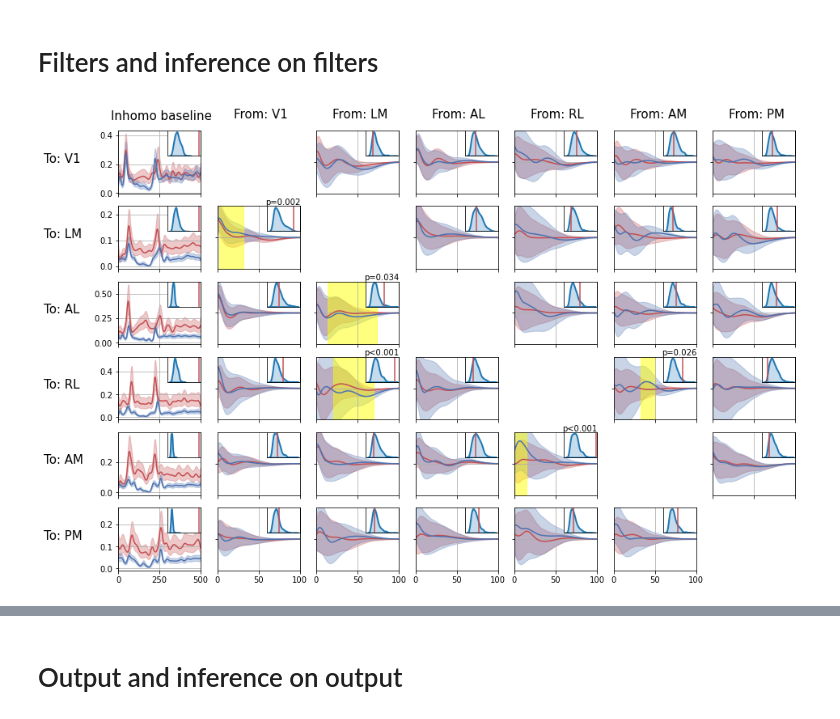
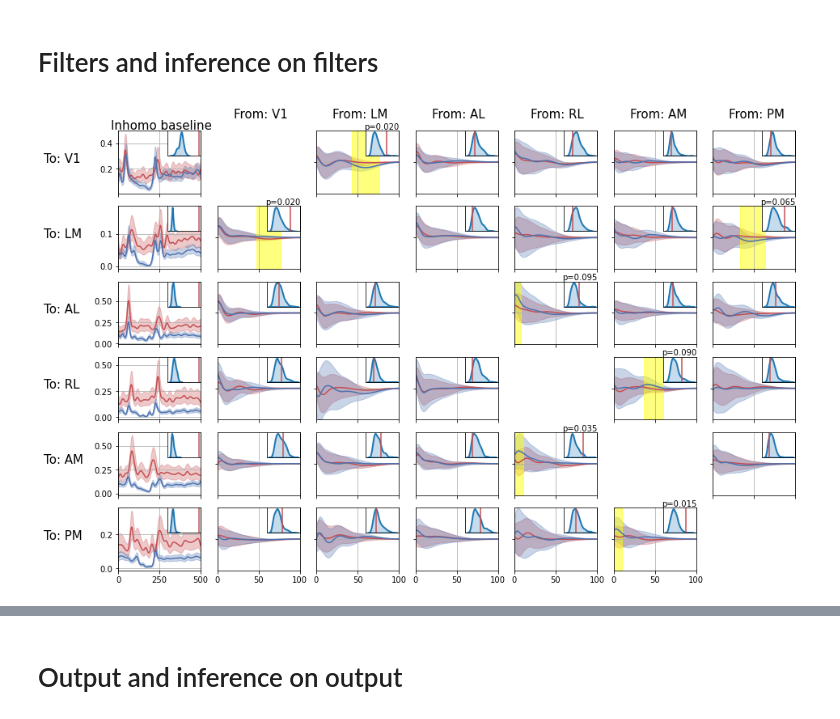
Before and after one commit to Qi-Xin/MultiNeuronGLM, a Jupyter notebook: 2022 Oct version all conditions time-warping nonlinear history.ipynb, the cells around one changed output, grey strips where cells are left out. Saved outputs shown, nothing was run; the diff lists cells and outputs as text; code cells hidden in the pictures.

```diff
--- a/2022 Oct version all conditions time-warping nonlinear history.ipynb
+++ b/2022 Oct version all conditions time-warping nonlinear history.ipynb
@@ -1120,12 +1123,16 @@ for i, target_probe in tqdm(enumerate(probe_list)):
 ## Random shuffle (Excursion test)
 # %%
 from GLM import get_statistics_null_mp
-statistics_null_filter_new, statistics_null_output_new = get_statistics_null_mp(500, V1, membership, condition_ids, probe_list,
+statistics_null_filter_new, statistics_null_output_new = get_statistics_null_mp(200, V1, membership, condition_ids, probe_list,
                                          num_basis_baseline, coupling_filter_params)
 # %% [output]
 Starting multiprocessing on linux.
 Cores=5.
 Batch size=5
+# %%
+# Initialize
+statistics_null_filter = statistics_null_filter_new
+statistics_null_output = statistics_null_output_new
 # %%
 # Load
 with open('statistics_null_filter.pickle', 'rb') as handle:
@@ -1218,32 +1225,32 @@ for i in range(len(probe_list)):
 
         if i==0 and j==2:
             plt.subplot(6, 7, i*7+j+1+1, frameon=True)
             plt.text(-4.5*filter_length, 0, f'To: V1', fontsize=fontsize)
         if i==1 and j==0:
             plt.subplot(6, 7, i*7+j+1+1, frameon=True)
             plt.text(0.2*filter_length, 3.8*filter_amp, f'From: V1', fontsize=fontsize)
         if i==0 and j==-1:
             plt.subplot(6, 7, i*7+j+1+1, frameon=True)
             plt.text(-0.45*filter_length, 3.4*filter_amp, f'Inhomo baseline', fontsize=fontsize)
 
-        if pvalue_filter[filter_index]<=0.05 and j!=-1:
+        if pvalue_filter[filter_index]<=0.1 and j!=-1:
             # change yellow to ROI
             stats_list = []
             for ii, ROI in enumerate(ROI_filter[filter_index]):
                 function1 = stationary_filter[filter_index][0]
                 function2 = running_filter[filter_index][0]
                 diff = np.abs(function1 - function2)
                 stats_list.append( np.sum(diff[ROI]) )
             temp = ROI_filter[filter_index][np.argmax(stats_list)]
             x = np.array([temp.min(), temp.max()])
             plt.fill_between(x, np.array([-filter_amp,-filter_amp]), np.array([filter_amp,filter_amp]), \
                              color='yellow', alpha=.5)
 #             ax.patch.set_alpha(0.3)
 #             ax.set_facecolor('yellow')
             if pvalue_filter[filter_index]>0:
                 plt.text(0.58*filter_length, 1.05*filter_amp, f'p={pvalue_filter[filter_index]:.3f}',
                          fontsize=10)
             else:
                 plt.text(0.58*filter_length, 1.05*filter_amp, f'p<{0.001}', fontsize=10)
 # %% [output]
-[figure, old version]
+[figure, new version]
```
Also changed, not shown: parts of 7 cells of this notebook, 1 other file.
